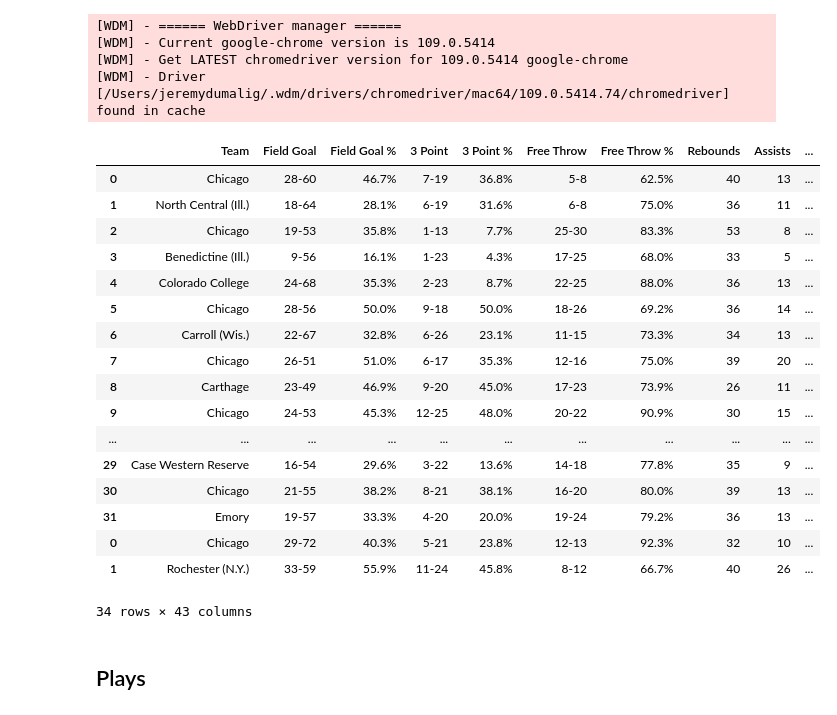
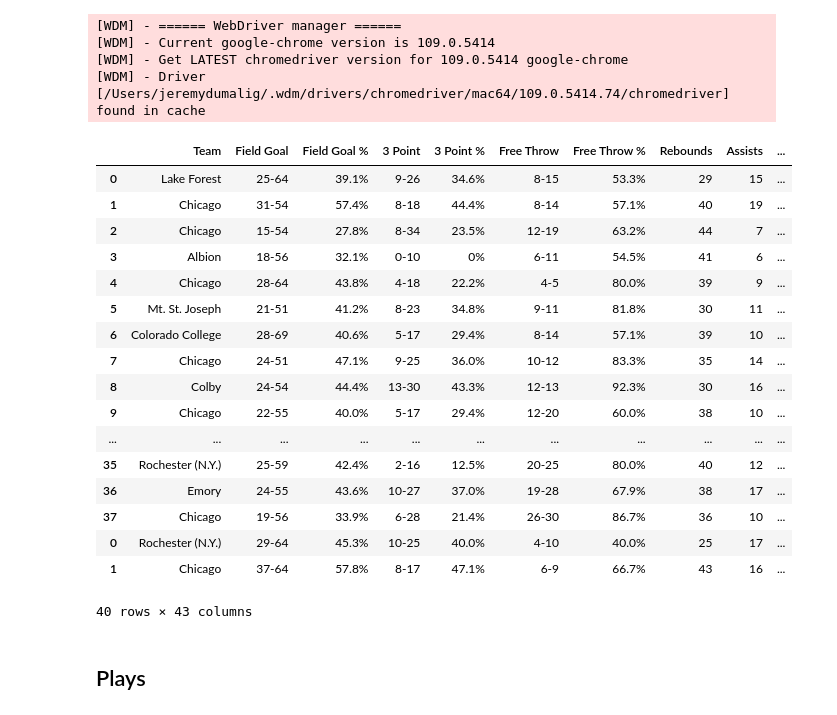
Before and after one commit to jeremydumalig/Chicago-Analytics, a Jupyter notebook: UAA Game Scraper (Reports).ipynb, the cells around one changed output. Drawn from its saved outputs; the diff is of its cells as text; code cells hidden in the pictures.

```diff
--- a/UAA Game Scraper (Reports).ipynb
+++ b/UAA Game Scraper (Reports).ipynb
@@ -98,6 +98,18 @@ def generate_lineups(df, team, starters):
             current = "Bryce Hopkins, Eamonn Kenah, Thomas Kurowski, Skyler Twyman, Joe Berry".split(", ")
             lineups.append( ", ".join(current) )
             continue
+        if (df.Date[x] == "February 5, 2023") and (df.Time[x] == '09:36') and (df.Half[x] == 2):
+            current = "Ellie Gross, Kate Gross, Sophia North, Lindsey Carter, Grace Hynes".split(", ")
+            lineups.append( ", ".join(current) )
+            continue
+        if (df.Date[x] == "February 5, 2023") and (df.Time[x] == '00:33') and (df.Half[x] == 4):
+            current = "Grace Hynes, Mallory Brodnik, Ellie Gross, Marissa Powe, Bella Alfaro".split(", ")
+            lineups.append( ", ".join(current) )
+            continue
+        if (df.Date[x] == "February 5, 2023") and (df.Time[x] == '19:46') and (df.Half[x] == 2):
+            current = "Bryce Hopkins, Eamonn Kenah, Joe Berry, Thomas Kurowski, Arrish Bhandal".split(", ")
+            lineups.append( ", ".join(current) )
+            continue
 
         action = df.Action[x]
         if (df.Half[x] == 3) and df.Half[x-1] == 2: # DIFFERENT FOR TEAMS
@@ -358,8 +370,8 @@ def time_to_seconds(time):
 # %% [markdown]
 ## Overview
 # %%
-away_or_home = "Away"
-url = "https://athletics.uchicago.edu/sports/mbkb/2022-23/boxscores/20230129_7f9z.xml?view=plays#prd3"
+away_or_home = "Home"
+url = "https://athletics.uchicago.edu/sports/mbkb/2022-23/boxscores/20230205_h2o1.xml?view=boxscore"
 
 df = single_scraper(url)
 # %% [output]
@@ -368,55 +380,55 @@ df = single_scraper(url)
 [WDM] - Get LATEST chromedriver version for 109.0.5414 google-chrome
 [WDM] - Driver [/Users/jeremydumalig/.wdm/drivers/chromedriver/mac64/109.0.5414.74/chromedriver] found in cache
 # %%
-season = pd.read_csv("w_season_overview23.csv").iloc[:, 1:]
+season = pd.read_csv("season_overview23.csv").iloc[:, 1:]
 
 season = pd.concat([season, df[1]])
 # season = season[(season.index < 24)]
 
 season['AST'] = season['Assists']
 season['REB'] = season['Rebounds']
 season['TOV'] = season['Turnovers']
 season['PTS OFF TOV'] = season['Points off Turnovers']
 season['2ND CHANCE'] = season['2nd Chance Points']
 if 'Points in the Paint' in season.columns:
     season['PAINT'] = season['Points in the Paint']
 if 'Fastbreak Points' in season.columns:
     season['FASTBREAK'] = season['Fastbreak Points']
 season['BENCH'] = season['Bench Points']
 
 season['FGM'] = season['Field Goal'].map(lambda s : int( s.split("-")[0] ))
 season['FGA'] = season['Field Goal'].map(lambda s : int( s.split("-")[1] ))
 season['3PM'] = season['3 Point'].map(lambda s : int( s.split("-")[0] ))
 season['3PA'] = season['3 Point'].map(lambda s : int( s.split("-")[1] ))
 season['FTM'] = season['Free Throw'].map(lambda s : int( s.split("-")[0] ))
 season['FTA'] = season['Free Throw'].map(lambda s : int( s.split("-")[1] ))
 
 season['FG%'] = 100 * round(season['FGM'] / season['FGA'], 3)
 season['3P%'] = 100 * round(season['3PM'] / season['3PA'], 3)
 season['FT%'] = 100 * round(season['FTM'] / season['FTA'], 3)
 
 season['Chicago'] = (season.Team == "Chicago")
 
 season = season[season.columns.drop(list(season.filter(regex='Unnamed')))]
 
 season
 # %% [output]
 |  | Team | Field Goal | Field Goal % | 3 Point | 3 Point % | Free Throw | Free Throw % | Rebounds | Assists | ... |
-| 0 | Chicago | 28-60 | 46.7% | 7-19 | 36.8% | 5-8 | 62.5% | 40 | 13 | ... |
-| 1 | North Central (Ill.) | 18-64 | 28.1% | 6-19 | 31.6% | 6-8 | 75.0% | 36 | 11 | ... |
-| 2 | Chicago | 19-53 | 35.8% | 1-13 | 7.7% | 25-30 | 83.3% | 53 | 8 | ... |
-| 3 | Benedictine (Ill.) | 9-56 | 16.1% | 1-23 | 4.3% | 17-25 | 68.0% | 33 | 5 | ... |
-| 4 | Colorado College | 24-68 | 35.3% | 2-23 | 8.7% | 22-25 | 88.0% | 36 | 13 | ... |
-| 5 | Chicago | 28-56 | 50.0% | 9-18 | 50.0% | 18-26 | 69.2% | 36 | 14 | ... |
-| 6 | Carroll (Wis.) | 22-67 | 32.8% | 6-26 | 23.1% | 11-15 | 73.3% | 34 | 13 | ... |
-| 7 | Chicago | 26-51 | 51.0% | 6-17 | 35.3% | 12-16 | 75.0% | 39 | 20 | ... |
-| 8 | Carthage | 23-49 | 46.9% | 9-20 | 45.0% | 17-23 | 73.9% | 26 | 11 | ... |
-| 9 | Chicago | 24-53 | 45.3% | 12-25 | 48.0% | 20-22 | 90.9% | 30 | 15 | ... |
+| 0 | Lake Forest | 25-64 | 39.1% | 9-26 | 34.6% | 8-15 | 53.3% | 29 | 15 | ... |
+| 1 | Chicago | 31-54 | 57.4% | 8-18 | 44.4% | 8-14 | 57.1% | 40 | 19 | ... |
+| 2 | Chicago | 15-54 | 27.8% | 8-34 | 23.5% | 12-19 | 63.2% | 44 | 7 | ... |
+| 3 | Albion | 18-56 | 32.1% | 0-10 | 0% | 6-11 | 54.5% | 41 | 6 | ... |
+| 4 | Chicago | 28-64 | 43.8% | 4-18 | 22.2% | 4-5 | 80.0% | 39 | 9 | ... |
+| 5 | Mt. St. Joseph | 21-51 | 41.2% | 8-23 | 34.8% | 9-11 | 81.8% | 30 | 11 | ... |
+| 6 | Colorado College | 28-69 | 40.6% | 5-17 | 29.4% | 8-14 | 57.1% | 39 | 10 | ... |
+| 7 | Chicago | 24-51 | 47.1% | 9-25 | 36.0% | 10-12 | 83.3% | 35 | 14 | ... |
+| 8 | Colby | 24-54 | 44.4% | 13-30 | 43.3% | 12-13 | 92.3% | 30 | 16 | ... |
+| 9 | Chicago | 22-55 | 40.0% | 5-17 | 29.4% | 12-20 | 60.0% | 38 | 10 | ... |
 | ... | ... | ... | ... | ... | ... | ... | ... | ... | ... | ... |
-| 29 | Case Western Reserve | 16-54 | 29.6% | 3-22 | 13.6% | 14-18 | 77.8% | 35 | 9 | ... |
-| 30 | Chicago | 21-55 | 38.2% | 8-21 | 38.1% | 16-20 | 80.0% | 39 | 13 | ... |
-| 31 | Emory | 19-57 | 33.3% | 4-20 | 20.0% | 19-24 | 79.2% | 36 | 13 | ... |
-| 0 | Chicago | 29-72 | 40.3% | 5-21 | 23.8% | 12-13 | 92.3% | 32 | 10 | ... |
-| 1 | Rochester (N.Y.) | 33-59 | 55.9% | 11-24 | 45.8% | 8-12 | 66.7% | 40 | 26 | ... |
+| 35 | Rochester (N.Y.) | 25-59 | 42.4% | 2-16 | 12.5% | 20-25 | 80.0% | 40 | 12 | ... |
+| 36 | Emory | 24-55 | 43.6% | 10-27 | 37.0% | 19-28 | 67.9% | 38 | 17 | ... |
+| 37 | Chicago | 19-56 | 33.9% | 6-28 | 21.4% | 26-30 | 86.7% | 36 | 10 | ... |
+| 0 | Rochester (N.Y.) | 29-64 | 45.3% | 10-25 | 40.0% | 4-10 | 40.0% | 25 | 17 | ... |
+| 1 | Chicago | 37-64 | 57.8% | 8-17 | 47.1% | 6-9 | 66.7% | 43 | 16 | ... |
-34 rows × 43 columns
+40 rows × 43 columns
 # %%
```
Also changed, not shown: parts of 3 cells of this notebook, 19 other files.
